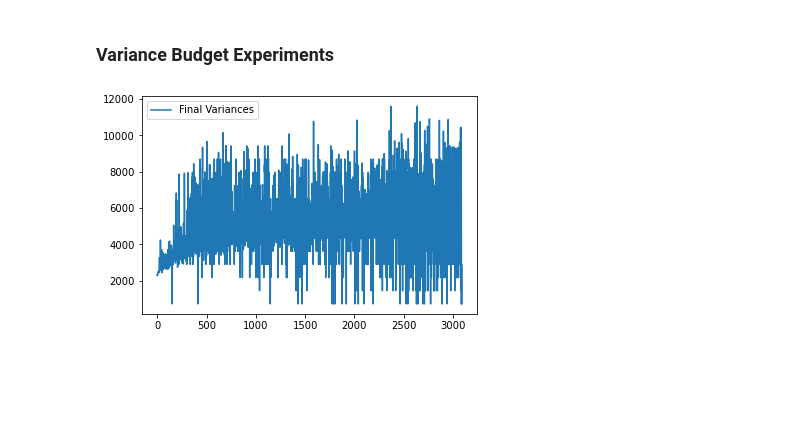
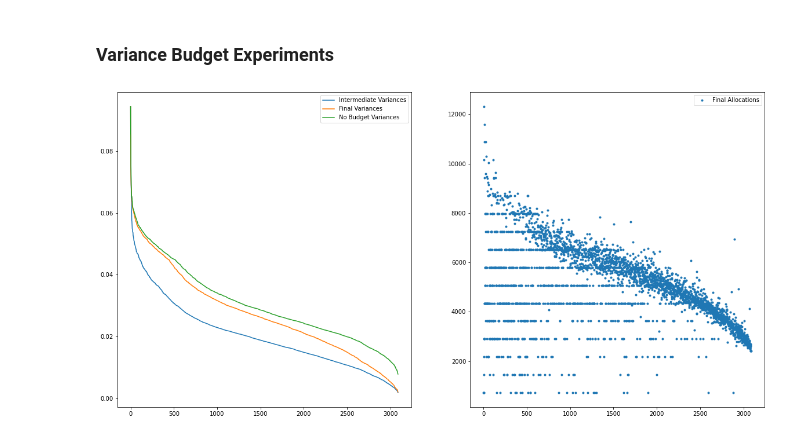
Before and after one commit to Project-Sustain/validation-service, a Jupyter notebook: benchmarks/benchmarks.ipynb, the cells around one changed output. Saved outputs shown, nothing was run; the diff lists cells and outputs as text; code cells hidden in the pictures; blank space fills up the shorter version.

Commit message:
Plotting variance results

```diff
--- a/benchmarks/benchmarks.ipynb
+++ b/benchmarks/benchmarks.ipynb
@@ -198,27 +198,47 @@ Total response duration for no_budgets/job_mode_multiprocessing: 39.810959880705
 # %%
 intermediate_response_filename = "variance_budgets/test/intermediate_response.json"
 final_response_filename = "variance_budgets/test/response.json"
+no_budget_response_filename = "no_budgets/job_mode_multiprocessing/response.json"
 
 with open(intermediate_response_filename, "r") as f:
     intermediate_data = json.load(f)
 
 with open(final_response_filename, "r") as f:
     final_data = json.load(f)
+
+with open(no_budget_response_filename, "r") as f:
+    no_budget_data = json.load(f)
+
+
 
 intermediate_variances = {}
 for metric in intermediate_data["initial_response_metrics"]:
     intermediate_variances[metric["gis_join"]] = metric["variance"]
 
 final_metrics = []
 for worker_response in final_data["worker_responses"]:
     for metric in worker_response["metrics"]:
         final_metrics.append((metric["gis_join"], metric["variance"], metric["allocation"], metric["loss"]))
 
-final_metrics.sort(key=lambda y: y[1])
+no_budget_metrics = []
+for worker_response in no_budget_data["worker_responses"]:
+    for metric in worker_response["metrics"]:
+        no_budget_metrics.append((metric["gis_join"], metric["variance"], metric["allocation"], metric["loss"]))
 
+final_metrics.sort(key=lambda y: y[1], reverse=True)
+no_budget_metrics.sort(key=lambda y: y[1], reverse=True)
 
-plt.plot([int(x[2]) for x in final_metrics], label="Final Variances")
-plt.legend()
-plt.show()
+number_rows = 1
+number_cols = 2
+
+fig, ax = plt.subplots(nrows=number_rows, ncols=number_cols, figsize=(20, 10))
+ax[0].plot(sorted(list(intermediate_variances.values()), reverse=True), label="Intermediate Variances")
+ax[0].plot([x[1] for x in final_metrics], label="Final Variances")
+ax[0].plot([x[1] for x in no_budget_metrics], label="No Budget Variances")
+ax[0].legend()
+ax[1].plot([int(x[2]) for x in final_metrics], '.', label="Final Allocations")
+ax[1].legend()
+
+plt.savefig("variance_budgets/test/response_dataset_statistics.png", dpi=300)
 # %% [output]
-[figure, old version]
+[figure, new version]
```
Also changed, not shown: 1 other file.
